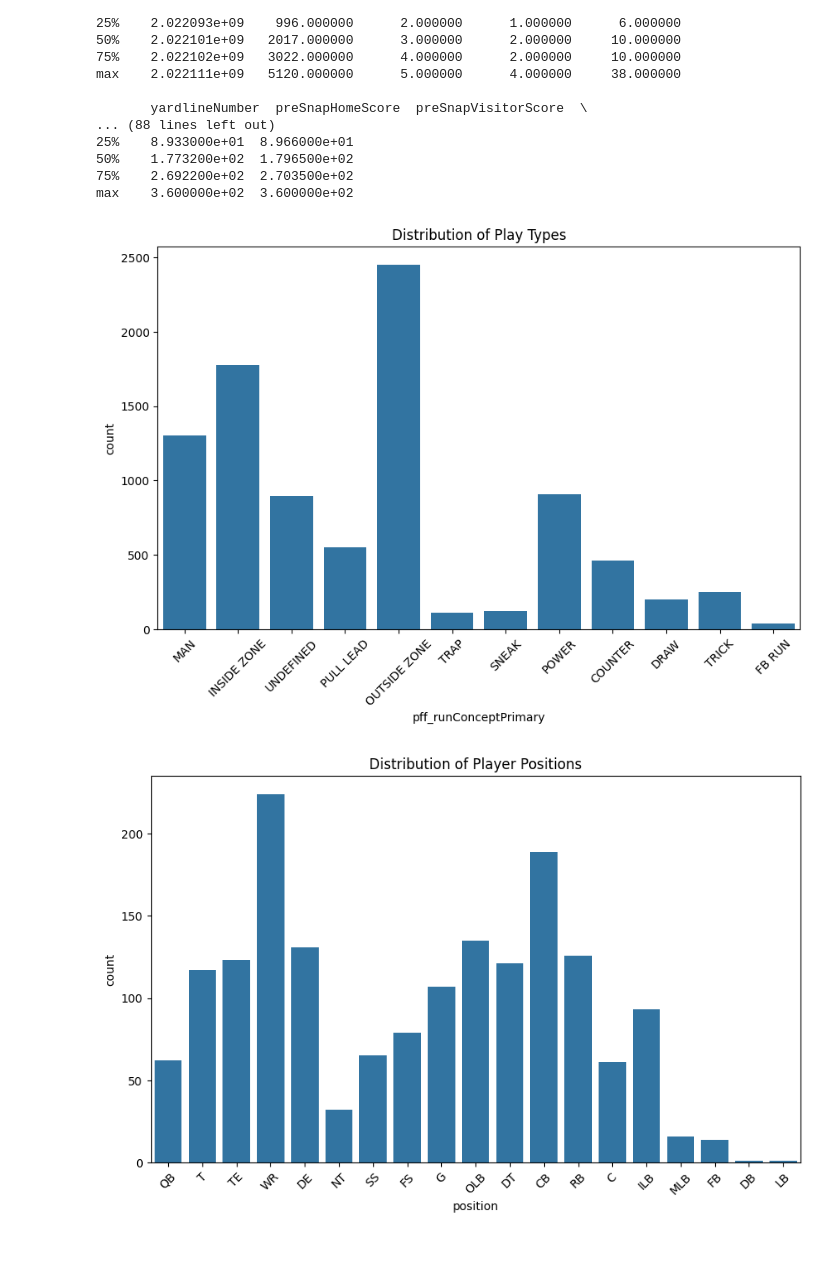
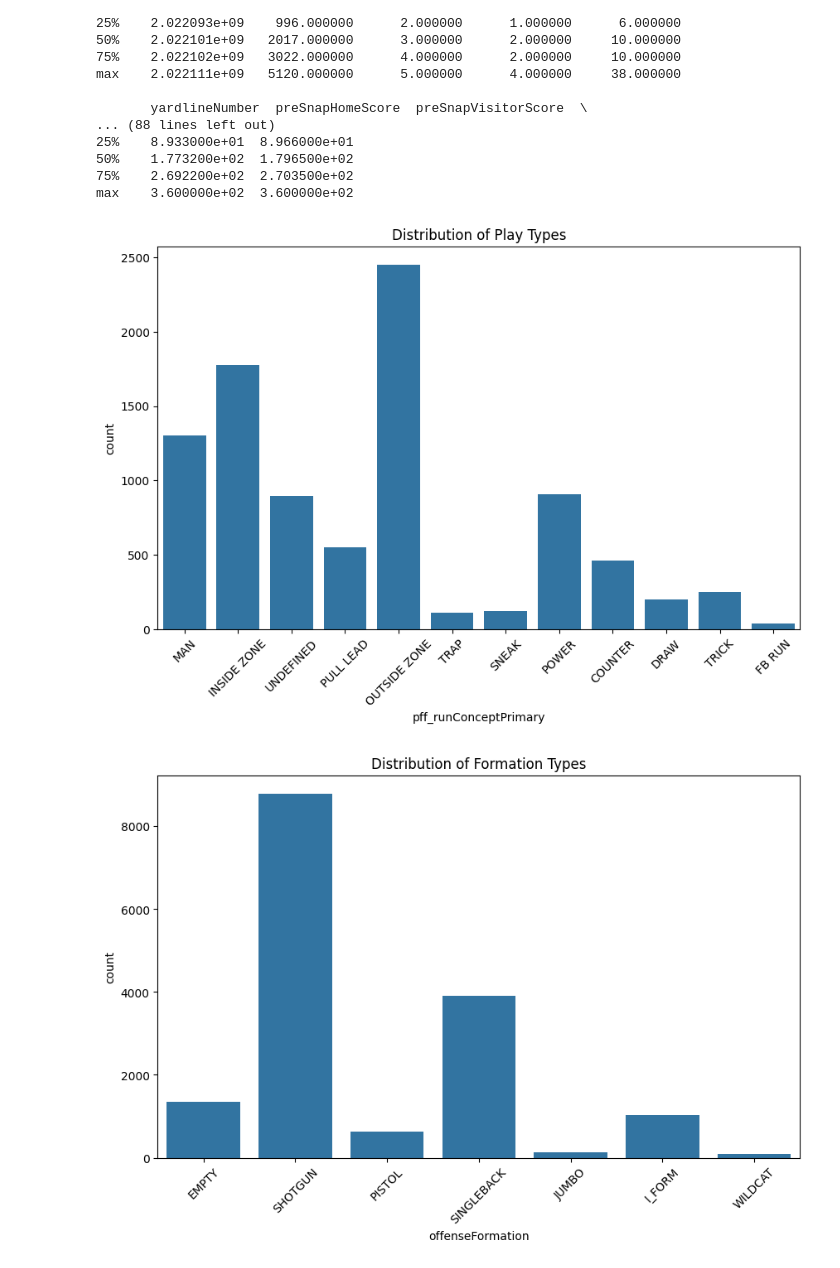
Before and after one commit to JohnnyZ67/AA894-Group-4-Capstone, a Jupyter notebook: src/notebooks/EDA.ipynb, the cells around one changed output. Cells and saved outputs as stored; diff of their text form; code cells hidden in the pictures.

```diff
--- a/src/notebooks/EDA.ipynb
+++ b/src/notebooks/EDA.ipynb
@@ -103,22 +103,28 @@ max    3.600000e+02  3.600000e+02
 # %%
 # Visualizations
 plt.figure(figsize=(10, 6))
 sns.countplot(data=plays, x='pff_runConceptPrimary')
 plt.title('Distribution of Play Types')
+plt.xticks(rotation=45)
+plt.show()
+
+plt.figure(figsize=(10, 6))
+sns.countplot(data=plays, x='offenseFormation')
+plt.title('Distribution of Formation Types')
 plt.xticks(rotation=45)
 plt.show()
 
 plt.figure(figsize=(10, 6))
 sns.countplot(data=players, x='position')
 plt.title('Distribution of Player Positions')
 plt.xticks(rotation=45)
 plt.show()
 
 plt.figure(figsize=(10, 6))
 sns.histplot(tracking['s'], bins=30, kde=True)
 plt.title('Distribution of Player Speeds')
 plt.xlabel('Speed (yards/second)')
 plt.show()
 # %% [output]
 [figure]
-[figure, old version]
+[figure, new version]
```
Also changed, not shown: parts of 1 cell of this notebook, 8 other files.
